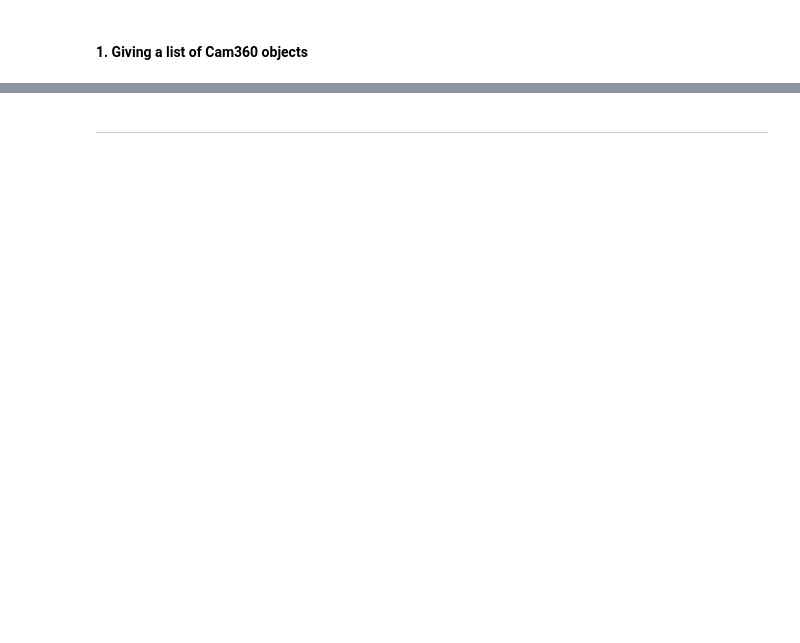
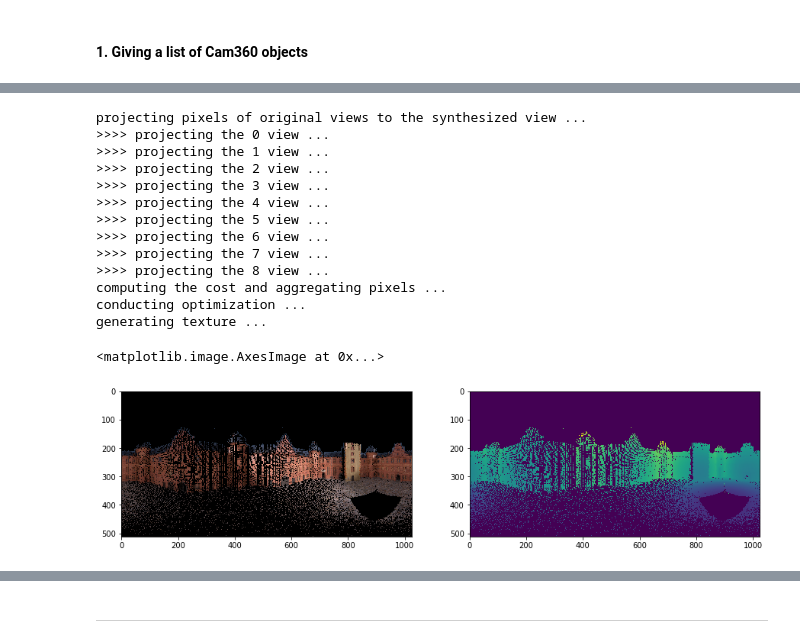
Before and after one commit to GentleDell/Omni-stereo-dense-reconstruction, a Jupyter notebook: cube_script/Tutorials.ipynb, the cells around one changed output, grey strips where cells are left out. Saved outputs shown, nothing was run; the diff lists cells and outputs as text; code cells hidden in the pictures; blank space fills up the shorter version.

```diff
--- a/cube_script/Tutorials.ipynb
+++ b/cube_script/Tutorials.ipynb
@@ -166,0 +297,14 @@ optional arguments: <br>
+# %%
+# output resolution and path to the pre-generated cam360 list
+resolution = (512, 1024)
+data = '../data_demo/intermediate_data_for_demo/cam360.pickle'
+
+pickle_in = open(data,"rb")
+cam360_list = pickle.load(pickle_in)
+
+method = 'sort'        # the method for filtering ['simple', 'sort', 'tv', 'median']
+output_depth = True    # out put depth map or not
+
+# pose of the synthesis view, have fun with it.
+rotation = np.eye(3)
+translation = np.array([-8,8,8])
@@ -166,0 +315,24 @@ optional arguments: <br>
+# %%
+Syn_view, Syn_depth = synthesize_view(cam360_list, rotation, translation,
+                                      resolution, with_depth = output_depth,
+                                      method = 'simple', parameters = 4)
+
+f, axarr = plt.subplots(1,2,figsize=(15,15))
+axarr[0].imshow(Syn_view)
+axarr[1].imshow(Syn_depth)
+# %% [output]
+projecting pixels of original views to the synthesized view ...
+>>>> projecting the 0 view ...
+>>>> projecting the 1 view ...
+>>>> projecting the 2 view ...
+>>>> projecting the 3 view ...
+>>>> projecting the 4 view ...
+>>>> projecting the 5 view ...
+>>>> projecting the 6 view ...
+>>>> projecting the 7 view ...
+>>>> projecting the 8 view ...
+computing the cost and aggregating pixels ...
+conducting optimization ...
+generating texture ...
+<matplotlib.image.AxesImage at 0x...>
+[figure, added]
```
Also changed, not shown: parts of 27 cells of this notebook, 21 other files.
